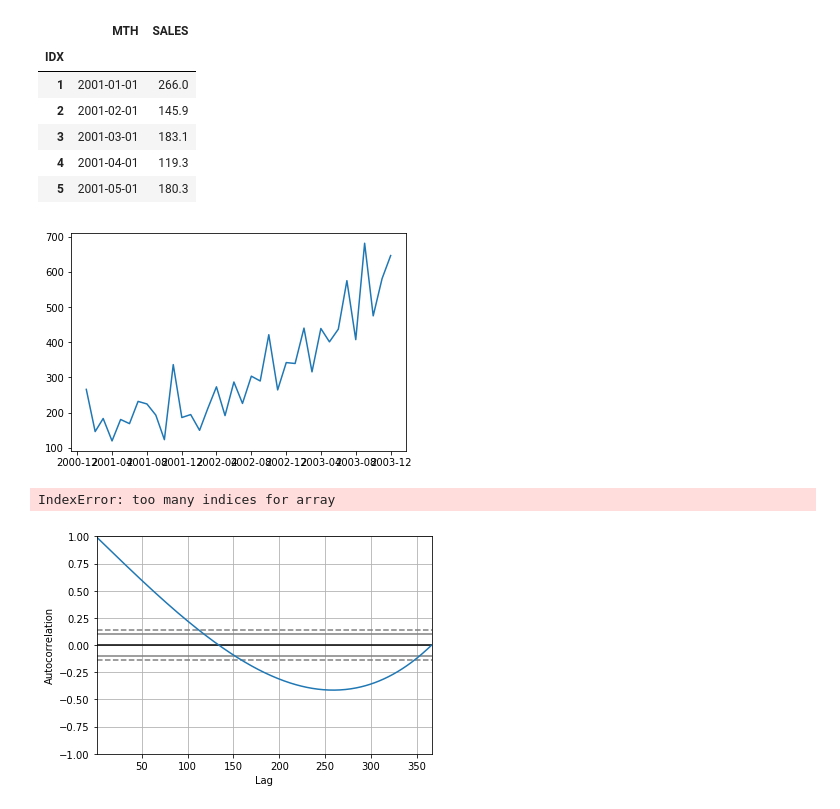
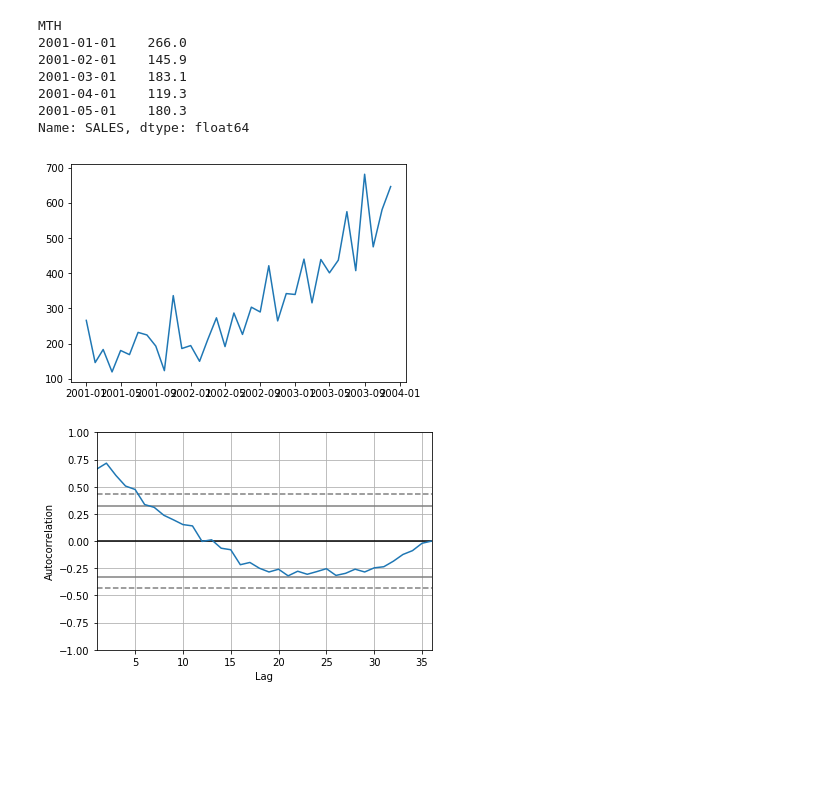
Before and after one commit to aaa34bbb56ccc/py_arima_1, a Jupyter notebook: shampoo_sales_dataset_arima.ipynb, the cells around one changed output. Saved outputs shown, nothing was run; the diff lists cells and outputs as text; code cells hidden in the pictures; blank space fills up the shorter version.

Commit message:
autocorrelation_plot part deux

```diff
--- a/shampoo_sales_dataset_arima.ipynb
+++ b/shampoo_sales_dataset_arima.ipynb
@@ -4,12 +4,14 @@ import pandas as pd
 %matplotlib inline
 import matplotlib.pyplot as plt
 from pandas.plotting import autocorrelation_plot
+from statsmodels.tsa.arima_model import ARIMA
 
 def parser(x):
     return datetime.strptime('200'+x, '%Y-%m')
 
 #series = read_csv('shampoo-sales.csv', header=0, parse_dates=[0], index_col=0, squeeze=True, date_parser=parser)
-series = pd.read_csv('shampoo-sales.csv', header=0, index_col='IDX', parse_dates=['MTH'], squeeze=True, date_parser=parser)
+# series = pd.read_csv('shampoo-sales.csv', header=0, index_col='IDX', parse_dates=['MTH'], squeeze=True, date_parser=parser)
+series = pd.read_csv('shampoo-sales_1.csv', header=0, index_col='MTH', parse_dates=['MTH'], squeeze=True, date_parser=parser)
 
 # series.info()
 # series
@@ -32,35 +23,33 @@ series.describe()
 # %%
 series.head()
 # %% [output]
-|  | MTH | SALES |
-| IDX |  |  |
-| 1 | 2001-01-01 | 266.0 |
-| 2 | 2001-02-01 | 145.9 |
-| 3 | 2001-03-01 | 183.1 |
-| 4 | 2001-04-01 | 119.3 |
-| 5 | 2001-05-01 | 180.3 |
+MTH
+2001-01-01    266.0
+2001-02-01    145.9
+2001-03-01    183.1
+2001-04-01    119.3
+2001-05-01    180.3
+Name: SALES, dtype: float64
 # %%
-plt.plot(series.MTH.values, series.SALES.values)
+# plt.plot(series.MTH.values, series.SALES.values)
+plt.plot(series)
 plt.show()
 # %% [output]
-[figure, old version]
+[figure, new version]
-# %%
-series1 = series.columns['MTH', 'SALES']
-# autocorrelation_plot(series1)
-# plt.show()
-series1
-# %% [output]
-IndexError: too many indices for array
+# %%
+autocorrelation_plot(series)
+plt.show()
+# %% [output]
+[figure, added]
 # %%
-import numpy as np
-import pandas as pd
-from pandas.plotting import autocorrelation_plot
-import matplotlib.pyplot as plt
-
-dr = pd.date_range(start='1984-01-01', end='1984-12-31')
-
-df = pd.DataFrame(np.arange(len(dr)), index=dr, columns=["Values"])
-autocorrelation_plot(df)
-plt.show()
+# import numpy as np
+# import pandas as pd
+# from pandas.plotting import autocorrelation_plot
+# %matplotlib inline
+# import matplotlib.pyplot as plt
+# dr = pd.date_range(start='1984-01-01', end='1984-12-31')
+# df = pd.DataFrame(np.arange(len(dr)), index=dr, columns=["Values"])
+# df
+# df.info()
+# autocorrelation_plot(df)
+# plt.show()
-# %% [output]
-[figure, removed]
```
Also changed, not shown: parts of 6 cells of this notebook, 1 other file.
